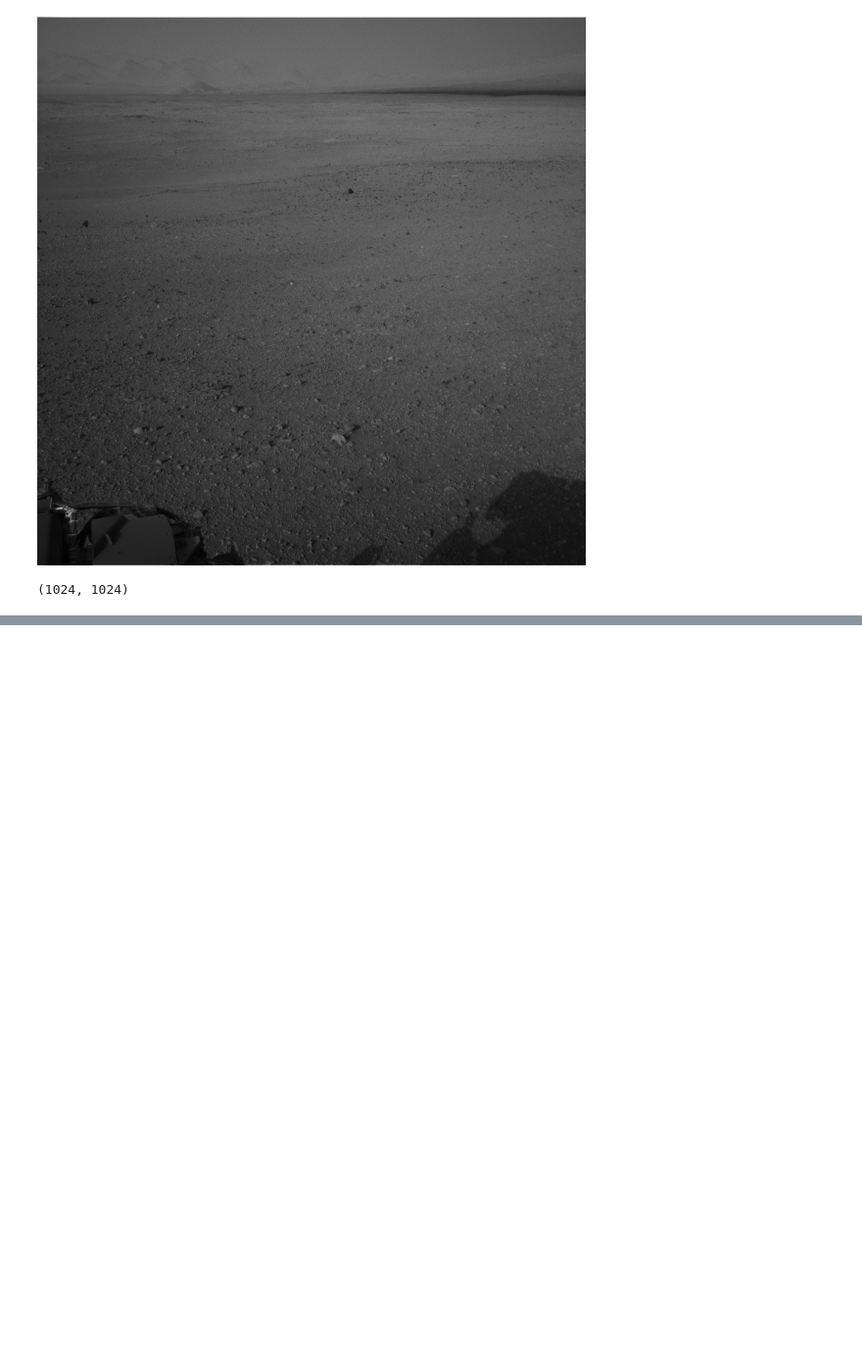
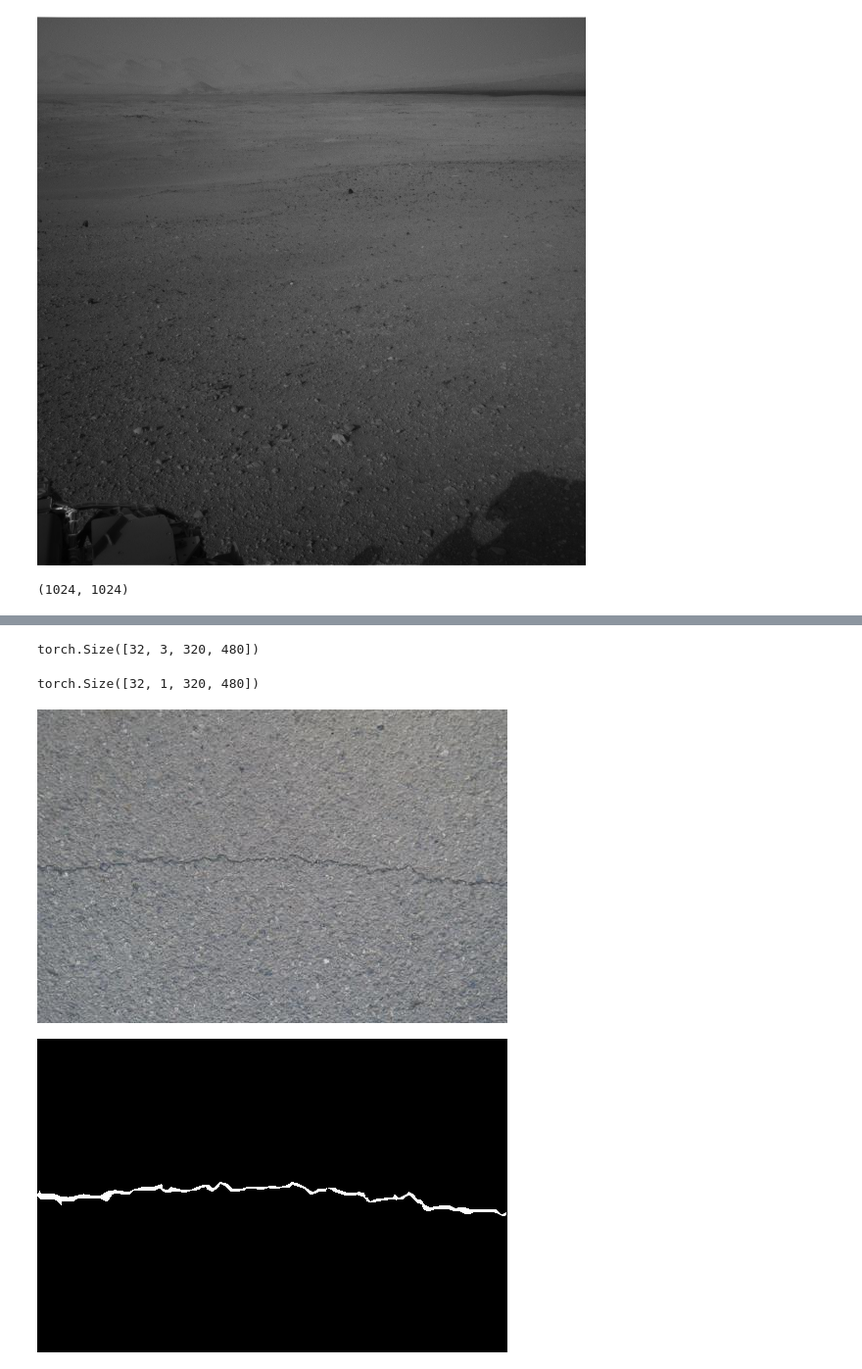
Before and after one commit to ShawnMOlichwier/DGMDE-17-Final-Project, a Jupyter notebook: notebooks/toy_modeling.ipynb, the cells around one changed output, grey strips where cells are left out. Shown at 98% size. Drawn from its saved outputs; the diff is of its cells as text; code cells hidden in the pictures; blank space fills up the shorter version.

Commit message:
data util files created

```diff
--- a/notebooks/toy_modeling.ipynb
+++ b/notebooks/toy_modeling.ipynb
@@ -166,0 +289,18 @@ i.shape
+# %%
+seg_dataset = SegmentationDataset("../data/CrackForest", "Images", "Masks", transforms=transforms.Compose([transforms.ToTensor()]))
+seg_dataloader = DataLoader(seg_dataset, batch_size=32, shuffle=False)
+samples = next(iter(seg_dataloader))
+# %%
+display(samples['image'].shape,
+samples['mask'].shape)
+# %% [output]
+torch.Size([32, 3, 320, 480])
+torch.Size([32, 1, 320, 480])
+# %%
+img = transforms.ToPILImage()(samples['image'][5])
+mask = transforms.ToPILImage()(samples['mask'][5])
+# %%
+display(img, mask)
+# %% [output]
+[figure, added]
+[figure, added]
```
Also changed, not shown: parts of 3 cells of this notebook, 3 other files.
